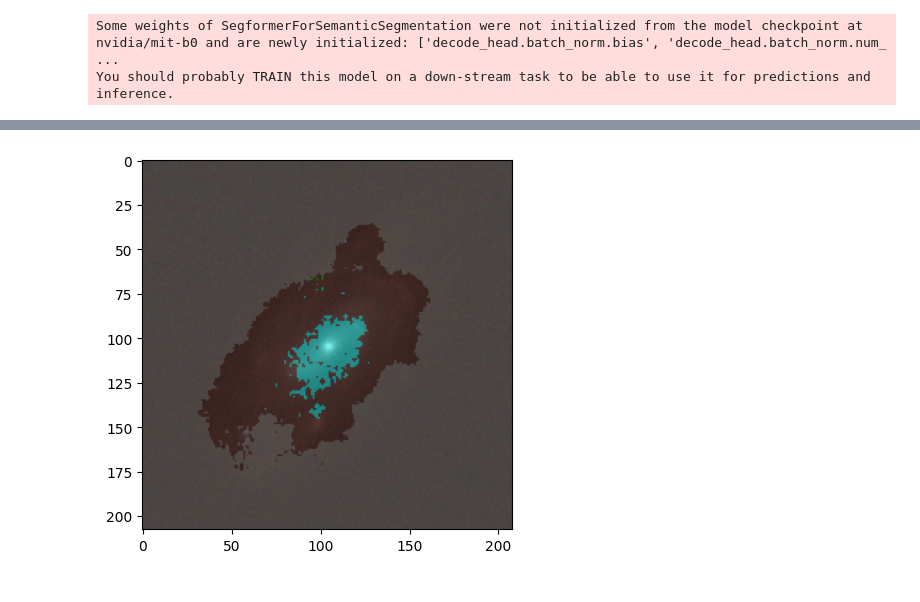
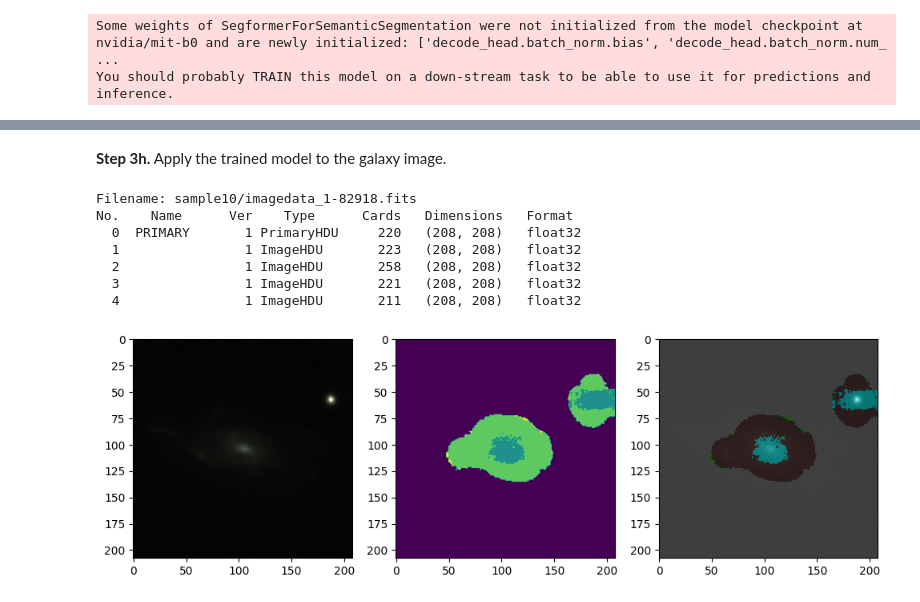
Before and after one commit to rndsrc/dl, a Jupyter notebook: segformer.ipynb, the cells around one changed output, grey strips where cells are left out. Saved outputs shown, nothing was run; the diff lists cells and outputs as text; code cells hidden in the pictures.

```diff
--- a/segformer.ipynb
+++ b/segformer.ipynb
@@ -189,8 +194,4 @@ No.    Name      Ver    Type      Cards   Dimensions   Format
 # %%
-from glob   import glob
-from os     import path
-from random import sample
-
 class GalaxyDataset(Dataset):
     """Galaxy semantic segmentation dataset."""
 
@@ -210,20 +211,15 @@ class GalaxyDataset(Dataset):
         return len(self.imgs)
 
     def __getitem__(self, i):
-        with fits.open(self.imgs[i]) as hdul:
-            img = np.moveaxis(np.array([
-                normalize(hdul[0].data),
-                normalize(hdul[1].data),
-                normalize(hdul[2].data),
-            ]), 0, -1)
-
-        with fits.open(self.masks[i]) as hdul:
-            mask = np.array(hdul[0].data).astype(np.uint8)
-
+        img    = load_img (self.imgs[i],  info=False)
+        mask   = load_mask(self.masks[i], info=False)
         inputs = self.impro(img, mask, return_tensors="pt")
         for k in inputs:
             inputs[k].squeeze_() # remove batch dimension
         return inputs
 
-train_dataset = GalaxyDataset("sample100", impro, n=20)
+train_dataset = GalaxyDataset("sample100", impro, n=10)
 valid_dataset = GalaxyDataset("sample10",  impro)
+
+encoded_inputs = train_dataset[0]
+encoded_inputs["labels"].squeeze().unique()
@@ -235,5 +231,7 @@ tensor([0, 1, 2, 4])
 # %%
-from torch.utils.data import DataLoader
+train_dataloader = DataLoader(train_dataset, batch_size=2)
+valid_dataloader = DataLoader(valid_dataset, batch_size=2)
 
-train_dataloader = DataLoader(train_dataset, batch_size=5, shuffle=True)
-valid_dataloader = DataLoader(valid_dataset, batch_size=5)
+batch = next(iter(train_dataloader))
+for k,v in batch.items():
+    print(k, v.shape)
@@ -371,8 +343,23 @@ Loss: 0.933; Mean iou: 0.327; Mean accuracy: 0.478
+# %% [markdown]
+**Step 3h.** Apply the trained model to the galaxy image.
 # %%
+img     = load_img("sample10/imagedata_1-82918.fits")
 inputs  = impro(images=img, return_tensors="pt")
 outputs = model(**inputs)
+# %% [output]
+Filename: sample10/imagedata_1-82918.fits
+No.    Name      Ver    Type      Cards   Dimensions   Format
+  0  PRIMARY       1 PrimaryHDU     220   (208, 208)   float32
+  1                1 ImageHDU       223   (208, 208)   float32
+  2                1 ImageHDU       258   (208, 208)   float32
+  3                1 ImageHDU       221   (208, 208)   float32
+  4                1 ImageHDU       211   (208, 208)   float32
 # %%
 segmap = impro.post_process_semantic_segmentation(outputs, target_sizes=[img.shape[:-1]])[0].cpu().numpy()
-segshow(img, segmap)
+
+fig, axes = plt.subplots(1,3, figsize=(12,4))
+axes[0].imshow(img)
+axes[1].imshow(segmap)
+segshow(img, segmap, ax=axes[2])
 # %% [output]
-[figure, old version]
+[figure, new version]
```
Also changed, not shown: parts of 18 cells of this notebook.
